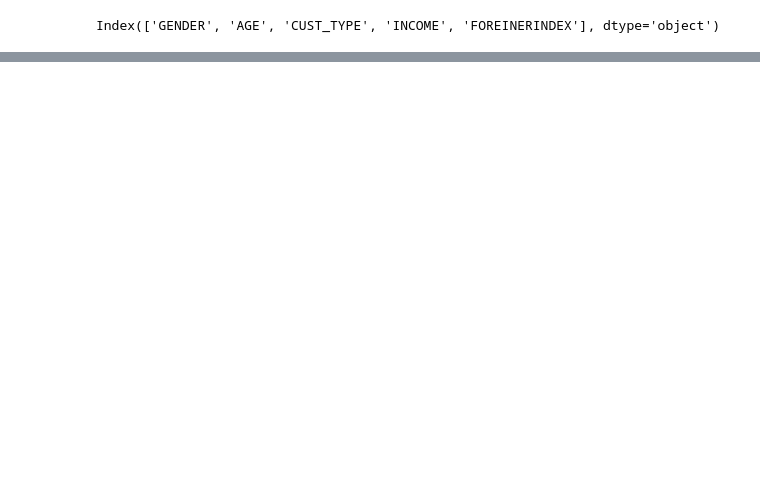
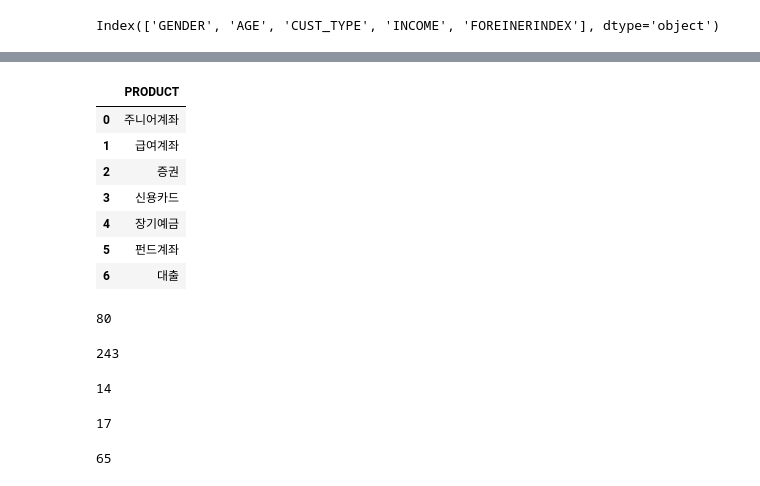
Before and after one commit to GitHayang/python, a Jupyter notebook: 문제원형/santan_code.ipynb, the cells around one changed output, grey strips where cells are left out. Saved outputs shown, nothing was run; the diff lists cells and outputs as text; code cells hidden in the pictures; blank space fills up the shorter version.

```diff
--- a/문제원형/santan_code.ipynb
+++ b/문제원형/santan_code.ipynb
@@ -121,0 +169,31 @@ array(['급여계좌'], dtype=object)
+# %%
+resultDf.drop_duplicates().reset_index(drop=True)
+# %% [output]
+|  | PRODUCT |
+| 0 | 주니어계좌 |
+| 1 | 급여계좌 |
+| 2 | 증권 |
+| 3 | 신용카드 |
+| 4 | 장기예금 |
+| 5 | 펀드계좌 |
+| 6 | 대출 |
+# %%
+len(resultDf.loc[resultDf.PRODUCT == "주니어계좌"])
+# %% [output]
+80
+# %%
+len(resultDf.loc[resultDf.PRODUCT == "급여계좌"])
+# %% [output]
+243
+# %%
+len(resultDf.loc[resultDf.PRODUCT == "증권"])
+# %% [output]
+14
+# %%
+len(resultDf.loc[resultDf.PRODUCT == "신용카드"])
+# %% [output]
+17
+# %%
+len(resultDf.loc[resultDf.PRODUCT == "장기예금"])
+# %% [output]
+65
```
Also changed, not shown: parts of 24 cells of this notebook.
